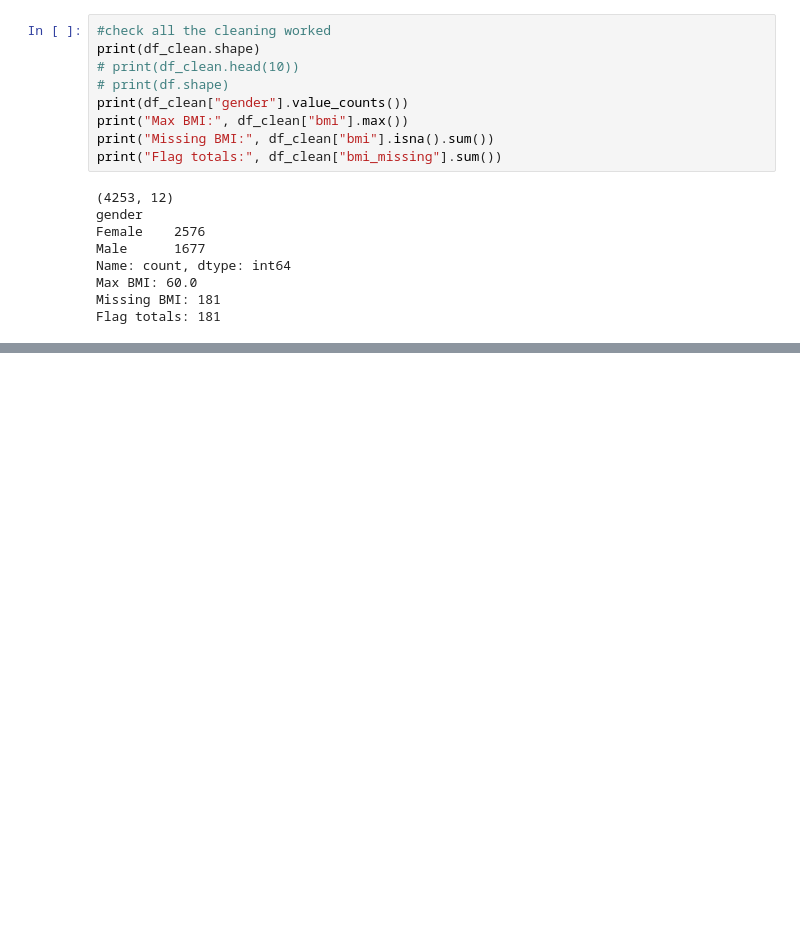
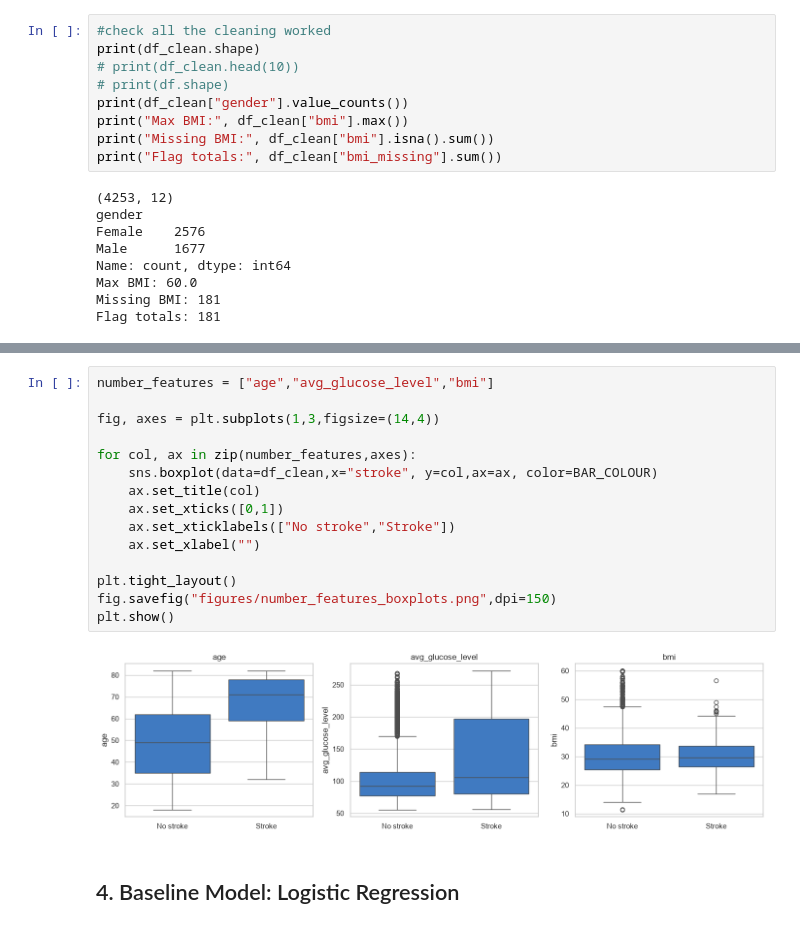
Before and after one commit to BradleyLund/StrokePrediction, a Jupyter notebook: stroke_analysis.ipynb, the cells around one changed output, grey strips where cells are left out. Drawn from its saved outputs; the diff is of its cells as text; blank space fills up the shorter version.

```diff
--- a/stroke_analysis.ipynb
+++ b/stroke_analysis.ipynb
@@ -293,0 +350,19 @@ Flag totals: 181
+# %%
+number_features = ["age","avg_glucose_level","bmi"]
+
+fig, axes = plt.subplots(1,3,figsize=(14,4))
+
+for col, ax in zip(number_features,axes):
+    sns.boxplot(data=df_clean,x="stroke", y=col,ax=ax, color=BAR_COLOUR)
+    ax.set_title(col)
+    ax.set_xticks([0,1])
+    ax.set_xticklabels(["No stroke","Stroke"])
+    ax.set_xlabel("")
+
+plt.tight_layout()
+fig.savefig("figures/number_features_boxplots.png",dpi=150)
+plt.show()
+# %% [output]
+[figure, added]
+# %% [markdown]
+## 4. Baseline Model: Logistic Regression
```
Also changed, not shown: parts of 11 cells of this notebook, 15 other files.
